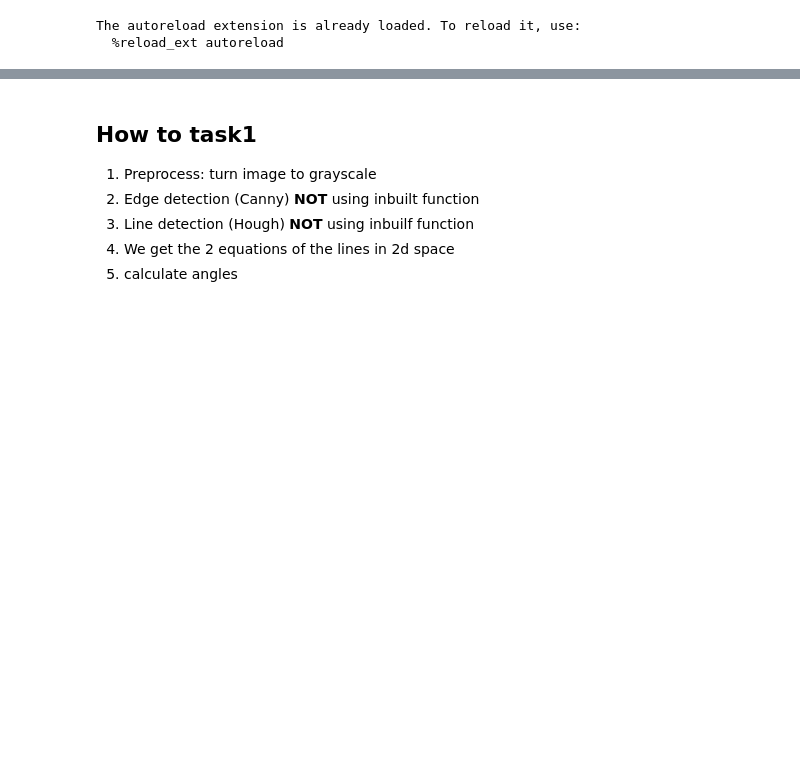
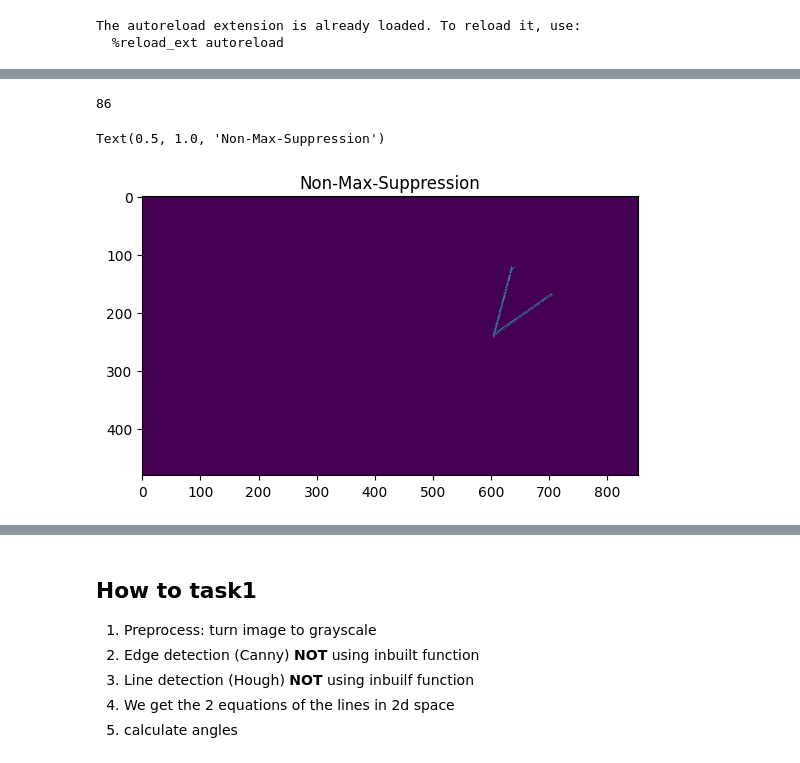
Before and after one commit to coeus-uk/computer-vision, a Jupyter notebook: Task1.ipynb, the cells around one changed output, grey strips where cells are left out. Cells and saved outputs as stored; diff of their text form; code cells hidden in the pictures; blank space fills up the shorter version.

Commit message:
Full Canny Implementeation (utils) and test (ipynb) - NOT WORKING

```diff
--- a/Task1.ipynb
+++ b/Task1.ipynb
@@ -76,11 +77,11 @@ def non_max_suppression(magnitudes: np.ndarray, window_size: int) -> np.ndarray:
 # %%
 # Testing out function
 
-# img = cv2.imread("ducks_small.jpg")
+#img = cv2.imread("ducks_small.jpg")
 img = cv2.imread("Task1Dataset\\image1.png")
 img = cv2.cvtColor(img, cv2.COLOR_RGB2GRAY)
 # img = cv2.cvtColor(img, cv2.COLOR_GRAY2RGB)
-img = canny(img, 0, 0, 50)
+img, theta = canny(img, 0, 0, 50)
 # plt.imshow(img)
 # plt.show()
 # %% [output]
@@ -91,0 +92,41 @@ img = canny(img, 0, 0, 50)
+# %%
+len(np.unique(theta.round(2)))
+# %% [output]
+86
+# %%
+# Find the neighbouring pixels (b,c) in the rounded gradient direction
+# and then apply non-max suppression
+angle = np.rad2deg(theta)
+M, N = img.shape
+Non_max = np.zeros((M,N), dtype= np.uint8)
+
+for i in range(1,M-1):
+    for j in range(1,N-1):
+       # Horizontal 0
+        if (0 <= angle[i,j] < 22.5) or (157.5 <= angle[i,j] <= 180) or (-22.5 <= angle[i,j] < 0) or (-180 <= angle[i,j] < -157.5):
+            b = img[i, j+1]
+            c = img[i, j-1]
+        # Diagonal 45
+        elif (22.5 <= angle[i,j] < 67.5) or (-157.5 <= angle[i,j] < -112.5):
+            b = img[i+1, j+1]
+            c = img[i-1, j-1]
+        # Vertical 90
+        elif (67.5 <= angle[i,j] < 112.5) or (-112.5 <= angle[i,j] < -67.5):
+            b = img[i+1, j]
+            c = img[i-1, j]
+        # Diagonal 135
+        elif (112.5 <= angle[i,j] < 157.5) or (-67.5 <= angle[i,j] < -22.5):
+            b = img[i+1, j-1]
+            c = img[i-1, j+1]
+
+        # Non-max Suppression
+        if (img[i,j] >= b) and (img[i,j] >= c):
+            Non_max[i,j] = img[i,j]
+        else:
+            Non_max[i,j] = 0
+# %%
+plt.imshow(Non_max)
+plt.title("Non-Max-Suppression")
+# %% [output]
+Text(0.5, 1.0, 'Non-Max-Suppression')
+[figure, added]
```
Also changed, not shown: parts of 10 cells of this notebook, 2 other files.
